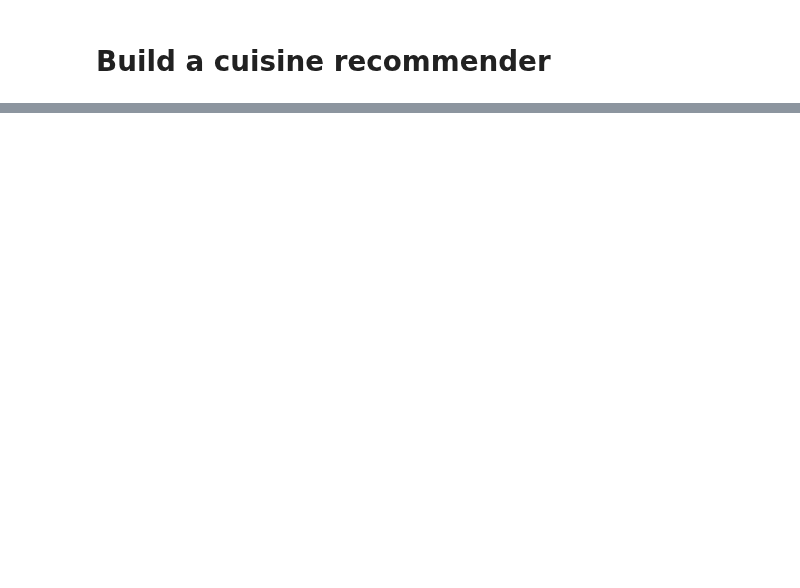
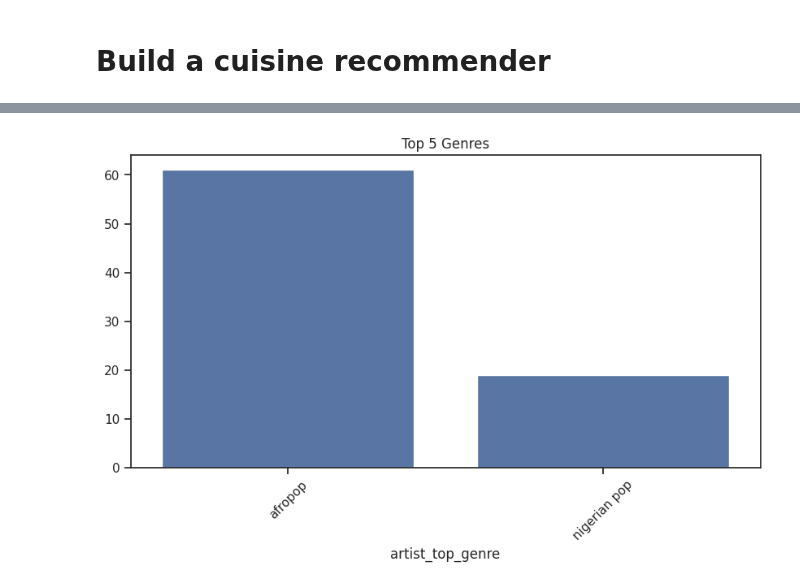
Before and after one commit to Nathi774-dev/Nathi774-dev, a Jupyter notebook: 4-Classification/4-Applied/notebook.ipynb, the cells around one changed output, grey strips where cells are left out. Drawn from its saved outputs; the diff is of its cells as text; code cells hidden in the pictures; blank space fills up the shorter version.

```diff
--- a/4-Classification/4-Applied/notebook.ipynb
+++ b/4-Classification/4-Applied/notebook.ipynb
@@ -81,0 +88,12 @@ with open('data/model.onnx', 'wb') as f:
+# %%
+# There is a value of missing in the top genres list
+# This must be removed
+data = data[data['artist_top_genre'] != 'Missing']
+top = data['artist_top_genre'].value_counts()
+plt.figure(figsize=(10,5))
+sns.barplot(x=top[:5].index, y=top[:5].values)
+plt.title('Top 5 Genres')
+plt.xticks(rotation=45)
+plt.show()
+# %% [output]
+[figure, added]
```
Also changed, not shown: parts of 30 cells of this notebook.
